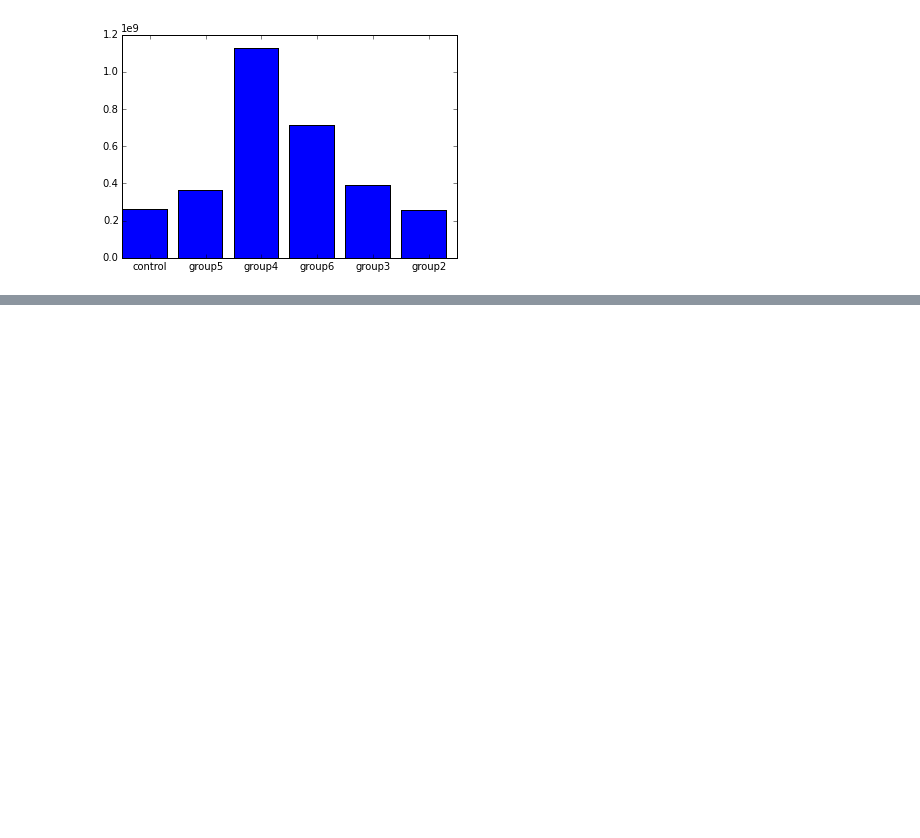
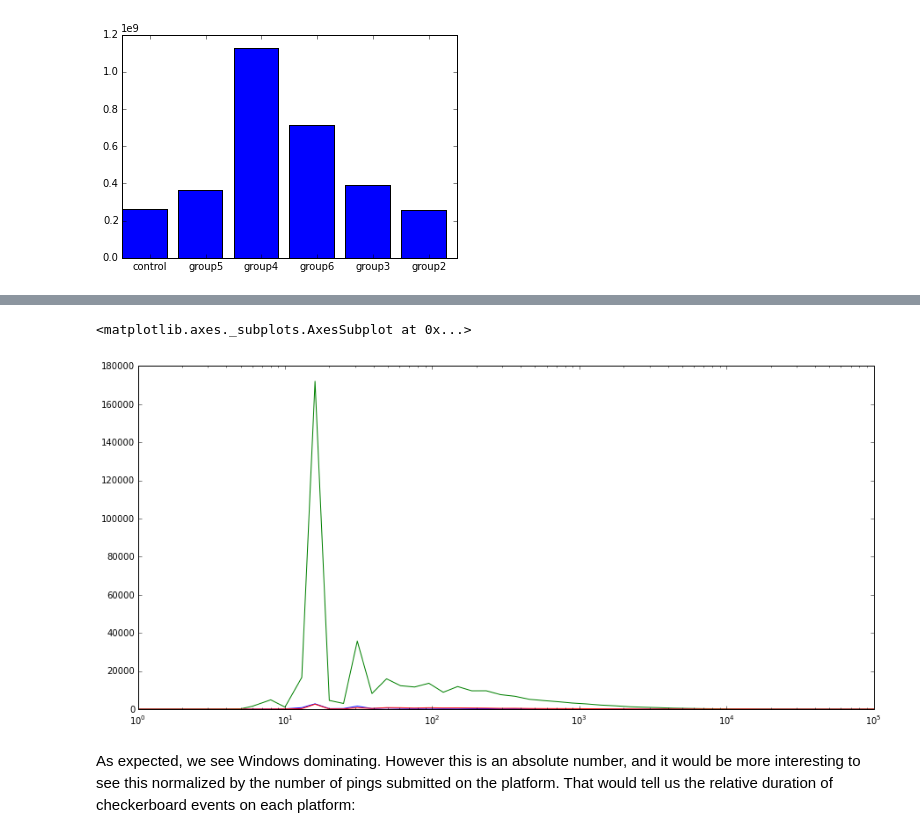
Before and after one commit to staktrace/telemetry-analysis, a Jupyter notebook: checkerboarding.ipynb, the cells around one changed output, grey strips where cells are left out. Cells and saved outputs as stored; diff of their text form; code cells hidden in the pictures; blank space fills up the shorter version.

```diff
--- a/checkerboarding.ipynb
+++ b/checkerboarding.ipynb
@@ -226,0 +235,13 @@ unused = plt.xticks(np.arange(len(labels)) + 0.5, labels)
+# %%
+group4_samples = valid.filter(lambda p: p["environment/addons/activeExperiment"]["branch"] == "group4")
+hist_group4_duration = group4_samples.map(lambda p: (p["environment/system/os/name"], p["payload/histograms/CHECKERBOARD_DURATION"])).groupByKey().collectAsMap()
+aggr_group4_duration = {x: reduce(aggregate_arrays, y) for x, y in hist_group4_duration.items()}
+# %%
+aggr_group4_duration["Darwin"].plot(kind="line", figsize=(15, 7), logx=True, color="blue")
+aggr_group4_duration["Windows_NT"].plot(kind="line", figsize=(15, 7), logx=True, color="green")
+aggr_group4_duration["Linux"].plot(kind="line", figsize=(15, 7), logx=True, color="red")
+# %% [output]
+<matplotlib.axes._subplots.AxesSubplot at 0x...>
+[figure, added]
+# %% [markdown]
+As expected, we see Windows dominating. However this is an absolute number, and it would be more interesting to see this normalized by the number of pings submitted on the platform. That would tell us the relative duration of checkerboard events on each platform:
```
Also changed, not shown: parts of 6 cells of this notebook.
